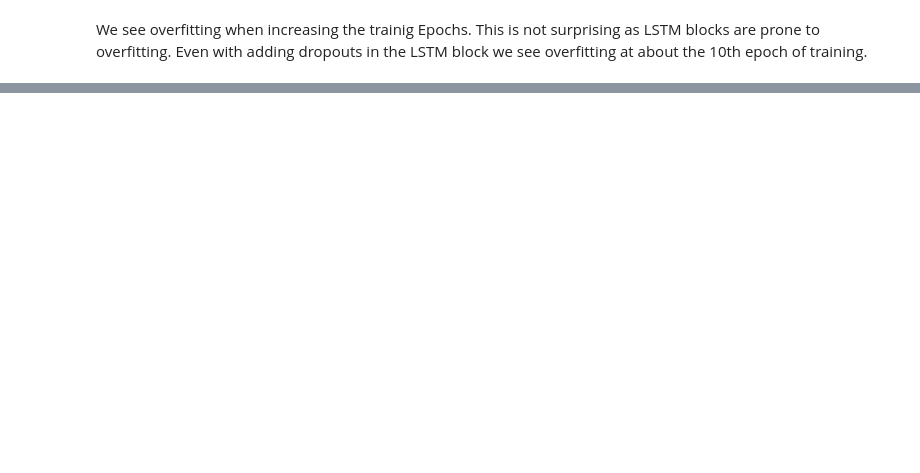
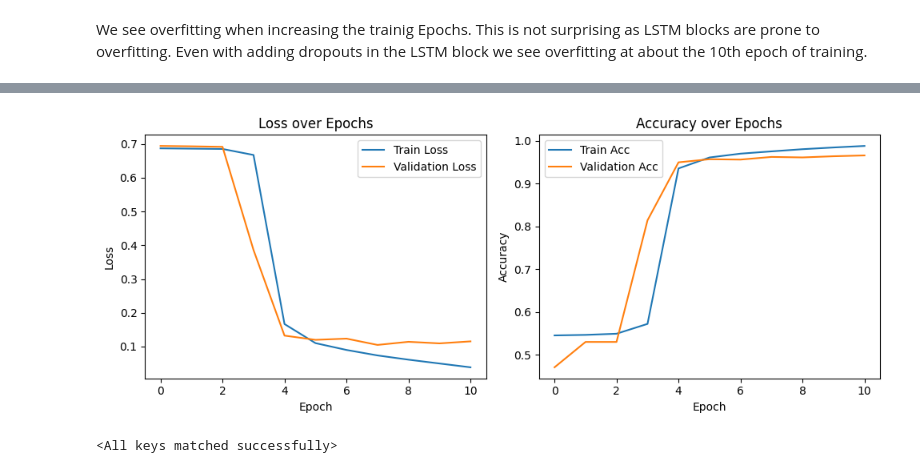
Before and after one commit to djl1626/DS6050-Final-Project, a Jupyter notebook: LSTM.ipynb, the cells around one changed output, grey strips where cells are left out. Drawn from its saved outputs; the diff is of its cells as text; code cells hidden in the pictures; blank space fills up the shorter version.

Commit message:
retrain LSTM with both datasets

```diff
--- a/LSTM.ipynb
+++ b/LSTM.ipynb
@@ -232,0 +277,20 @@ torch.save(model.state_dict(), "./model_parameters/LSTM_bidirectional.pth")
+# %%
+# Split the data into training, validation, and testing sets
+train_df, temp_df = train_test_split(full_data, test_size=0.3, random_state=42, shuffle=True)
+val_df, test_df = train_test_split(temp_df, test_size=0.5, random_state=42, shuffle=True)
+# %%
+tokenizer = BertTokenizer.from_pretrained('bert-base-uncased')
+# %%
+train_dataset = FakeNewsDataset(train_df, tokenizer, 64)
+val_dataset = FakeNewsDataset(val_df, tokenizer, 64)
+test_dataset = FakeNewsDataset(test_df, tokenizer, 64)
+
+train_loader = DataLoader(train_dataset, batch_size=32, shuffle=True)
+val_loader = DataLoader(val_dataset, batch_size=32, shuffle=False)
+test_loader = DataLoader(test_dataset, batch_size=32, shuffle=False)
+# %%
+model = LSTM(vocab_size=tokenizer.vocab_size, embedding_dim=128, hidden_dim=64, output_dim=2)
+optimizer = optim.Adam(model.parameters(), lr=lr)
+loss_func = nn.CrossEntropyLoss()
+
+model.to('cuda' if torch.cuda.is_available() else 'cpu')
@@ -232,0 +366,28 @@ torch.save(model.state_dict(), "./model_parameters/LSTM_bidirectional.pth")
+# %%
+# Plotting loss
+plt.figure(figsize=(10, 4))
+plt.subplot(1, 2, 1)
+plt.plot(train_losses, label='Train Loss')
+plt.plot(val_losses, label='Validation Loss')
+plt.xlabel('Epoch')
+plt.ylabel('Loss')
+plt.title('Loss over Epochs')
+plt.legend()
+
+# Plotting accuracy
+plt.subplot(1, 2, 2)
+plt.plot(train_accuracies, label='Train Acc')
+plt.plot(val_accuracies, label='Validation Acc')
+plt.xlabel('Epoch')
+plt.ylabel('Accuracy')
+plt.title('Accuracy over Epochs')
+plt.legend()
+
+plt.tight_layout()
+plt.show()
+# %% [output]
+[figure, added]
+# %%
+model.load_state_dict(state_dict_to_save)
+# %% [output]
+<All keys matched successfully>
```
Also changed, not shown: parts of 14 cells of this notebook, 2 other files.
